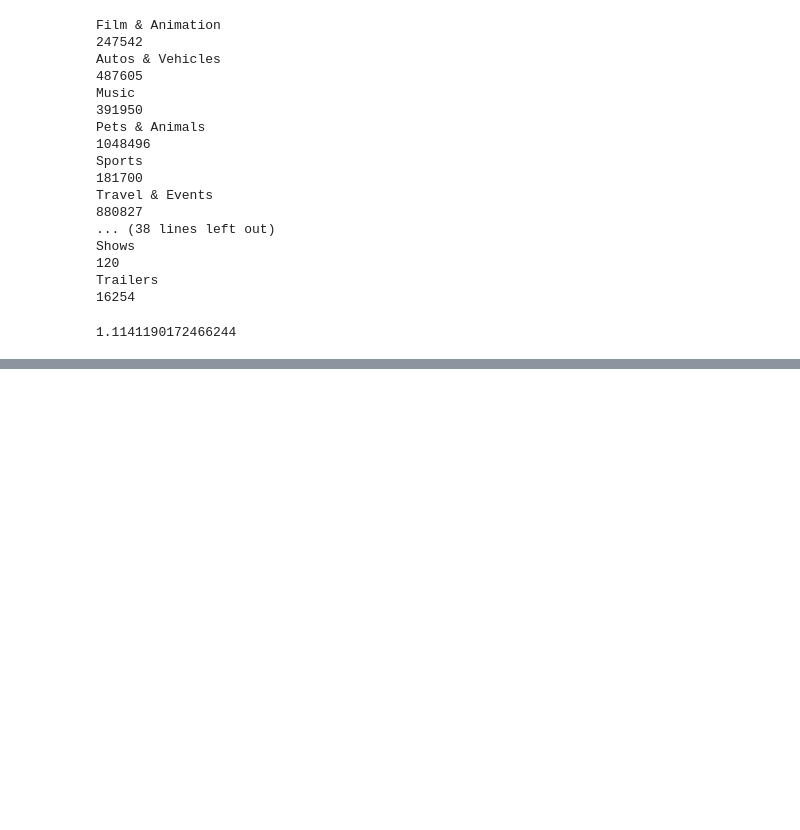
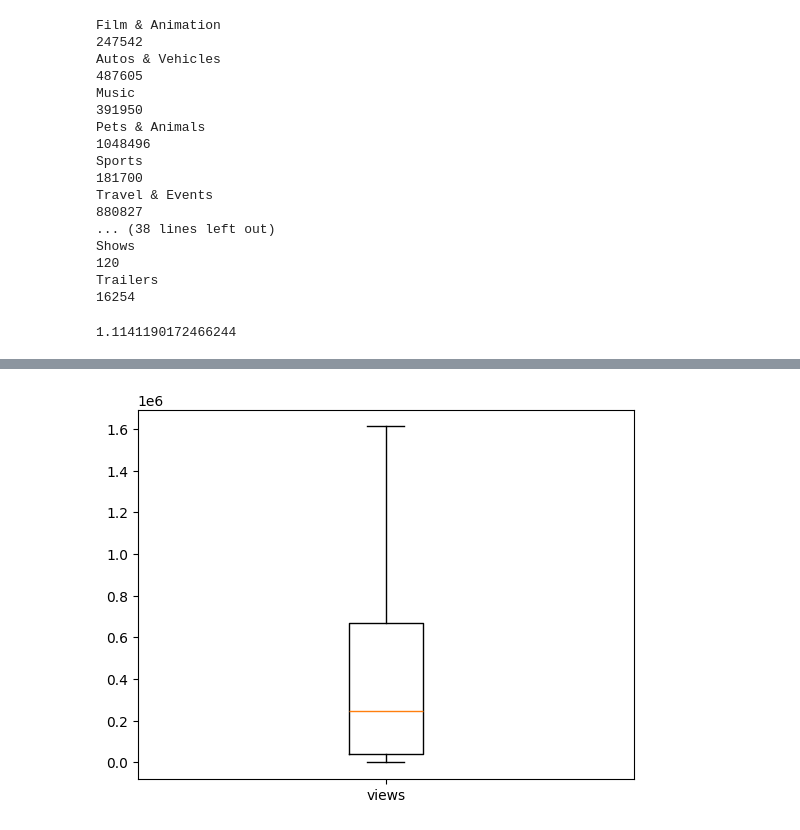
Before and after one commit to marceloslo/TP_MidiasSociais, a Jupyter notebook: analysis.ipynb, the cells around one changed output, grey strips where cells are left out. Drawn from its saved outputs; the diff is of its cells as text; code cells hidden in the pictures; blank space fills up the shorter version.

```diff
--- a/analysis.ipynb
+++ b/analysis.ipynb
@@ -139,0 +170,6 @@ categories_by_user.mean()
+# %%
+plt.boxplot([videos['viewCount'].dropna()],showfliers=False,labels=['views'])
+plt.savefig('views.pdf',format='pdf')
+plt.show()
+# %% [output]
+[figure, added]
```
Also changed, not shown: parts of 4 cells of this notebook, 2 other files.
